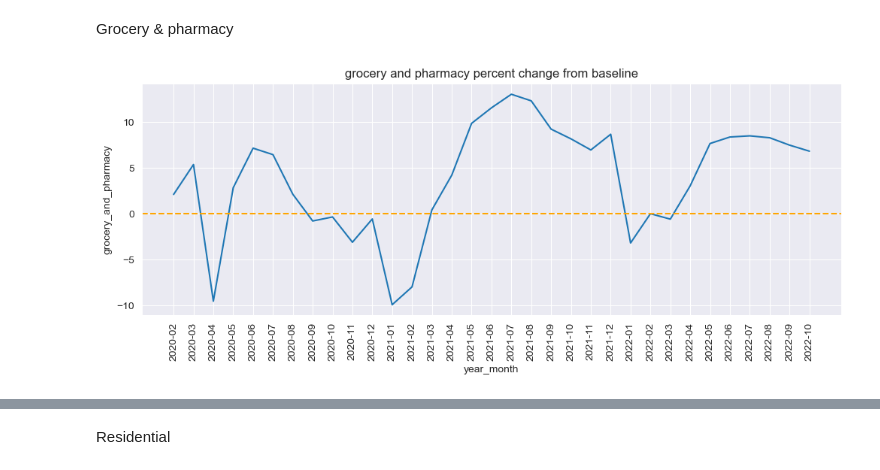
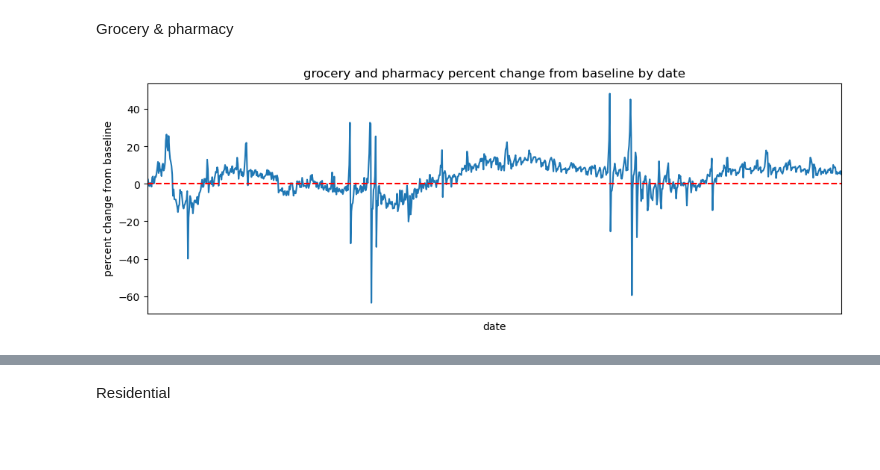
Before and after one commit to UCB-stat-159-s23/project-Group24, a Jupyter notebook: community_mobility_during_covid.ipynb, the cells around one changed output, grey strips where cells are left out. Saved outputs shown, nothing was run; the diff lists cells and outputs as text; code cells hidden in the pictures; blank space fills up the shorter version.

```diff
--- a/community_mobility_during_covid.ipynb
+++ b/community_mobility_during_covid.ipynb
@@ -158,11 +148,6 @@ plt.savefig('figures/transit_stations_percent_change_from_baseline.png');
 # %% [markdown]
 Grocery & pharmacy
 # %%
-fig, ax = plt.subplots(figsize=(12,4))
-sns.lineplot(data=groupby_data, x='year_month', y='grocery_and_pharmacy')
-ax.axhline(y=0, linestyle='dashed', color='orange')
-plt.xticks(rotation=90)
-plt.title('grocery and pharmacy percent change from baseline')
-plt.savefig('figures/grocery_and_pharmacy_percent_change_from_baseline.png');
+mobility_trends_by_date(data=US_Mobility, category='grocery_and_pharmacy', plot_title='grocery and pharmacy')
 # %% [output]
-[figure, old version]
+[figure, new version]
```
Also changed, not shown: parts of 41 cells of this notebook.
